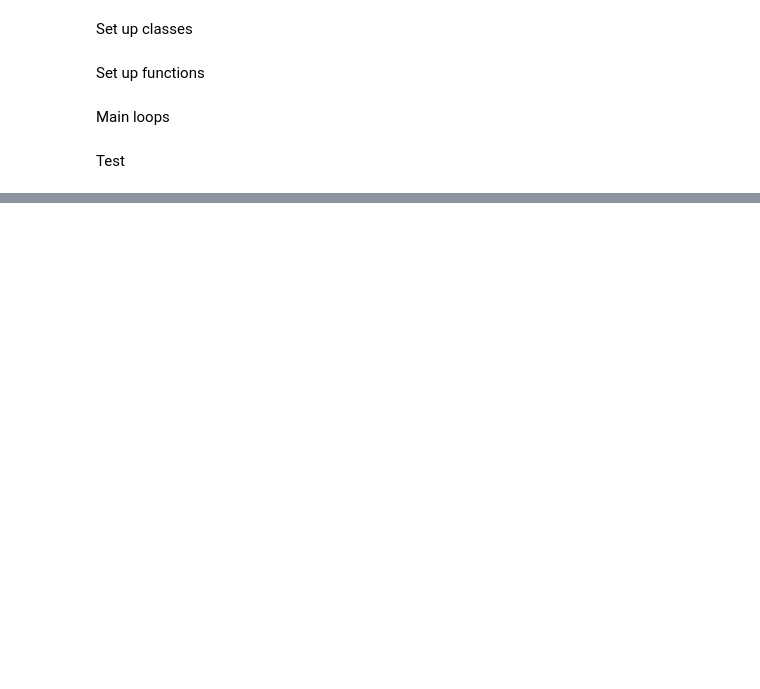
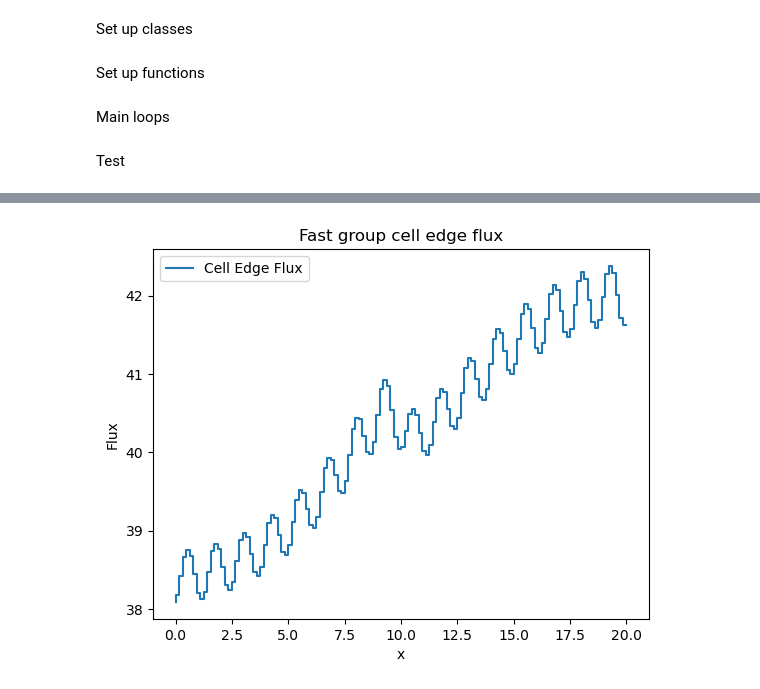
Before and after one commit to massimolarsen/Step-Characteristic-1D, a Jupyter notebook: stepcharacteristics.ipynb, the cells around one changed output, grey strips where cells are left out. Drawn from its saved outputs; the diff is of its cells as text; code cells hidden in the pictures; blank space fills up the shorter version.

```diff
--- a/stepcharacteristics.ipynb
+++ b/stepcharacteristics.ipynb
@@ -381,0 +484,9 @@ Problem A
+# %%
+plt.step(mesh1.mesh_x, tally1.cell_edge_flux[:,0], label="Cell Edge Flux")
+plt.legend()
+plt.title("Fast group cell edge flux")
+plt.ylabel("Flux")
+plt.xlabel("x")
+plt.show()
+# %% [output]
+[figure, added]
```
Also changed, not shown: parts of 30 cells of this notebook.
